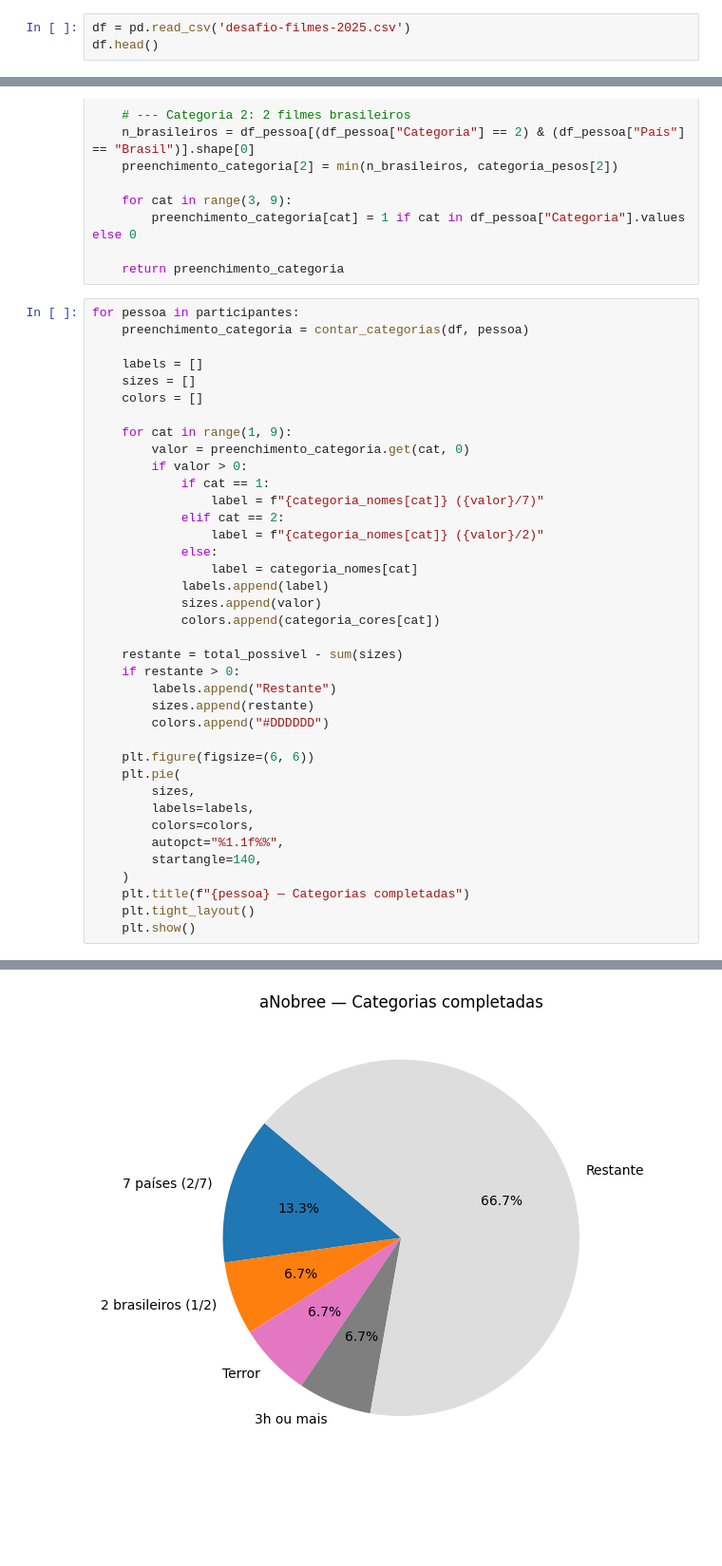
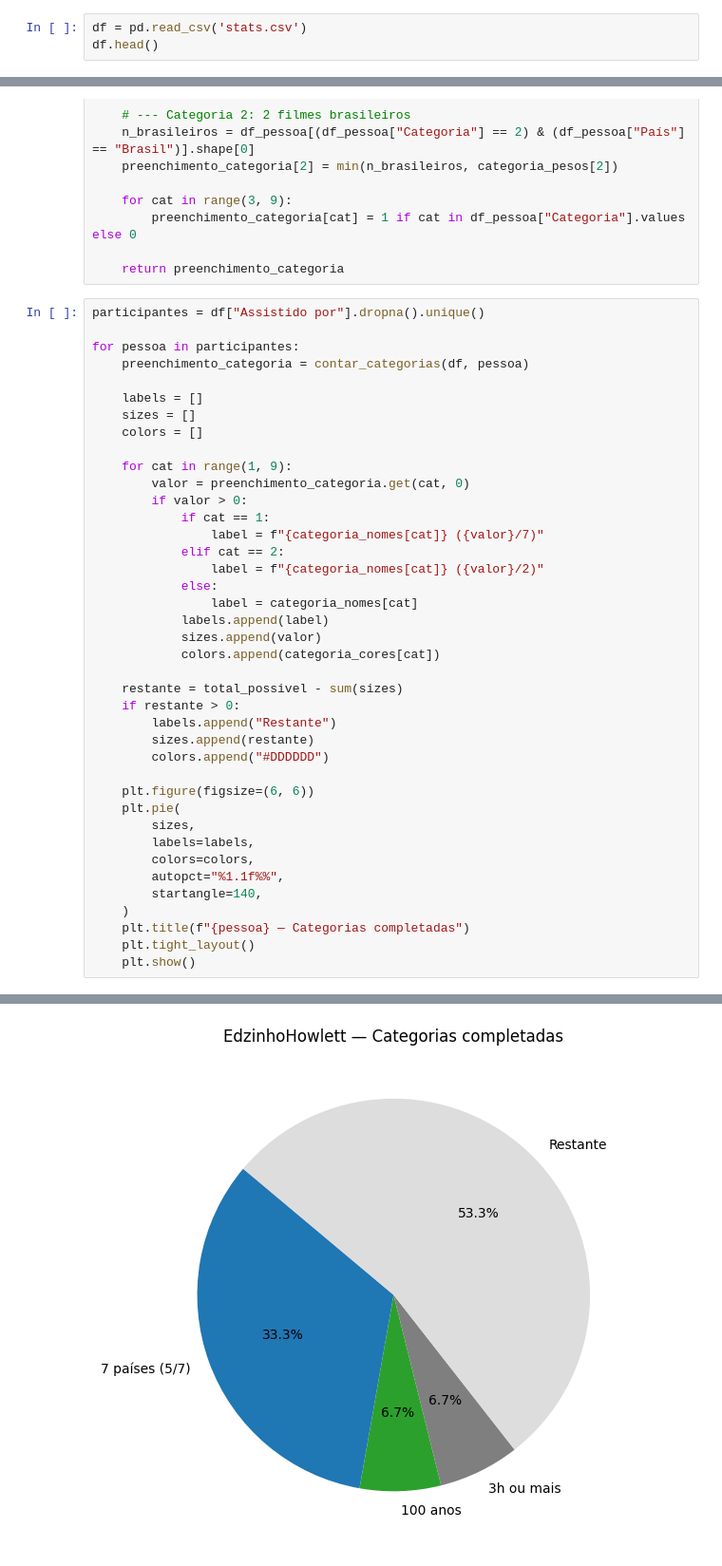
Before and after one commit to Gallicchio-Tavares/Analise-estatistica-participantes, a Jupyter notebook: 2025/analise.ipynb, the cells around one changed output, grey strips where cells are left out. Shown at 95% size. Drawn from its saved outputs; the diff is of its cells as text; blank space fills up the shorter version.

```diff
--- a/2025/analise.ipynb
+++ b/2025/analise.ipynb
@@ -4,7 +4,7 @@
 import pandas as pd
 import matplotlib.pyplot as plt
 # %%
-df = pd.read_csv('desafio-filmes-2025.csv')
+df = pd.read_csv('stats.csv')
 df.head()
 # %% [output]
 |  | Filme | Título original | País | Ano | Duração | Gênero | Dirigido por | Categoria | Assistido por |
@@ -73,6 +73,8 @@ def contar_categorias(df, pessoa):
 
     return preenchimento_categoria
 # %%
+participantes = df["Assistido por"].dropna().unique()
+
 for pessoa in participantes:
     preenchimento_categoria = contar_categorias(df, pessoa)
 
@@ -115 +117 @@ for pessoa in participantes:
-[figure, old version]
+[figure, new version]
```
Also changed, not shown: parts of 1 cell of this notebook, 1 other file.
